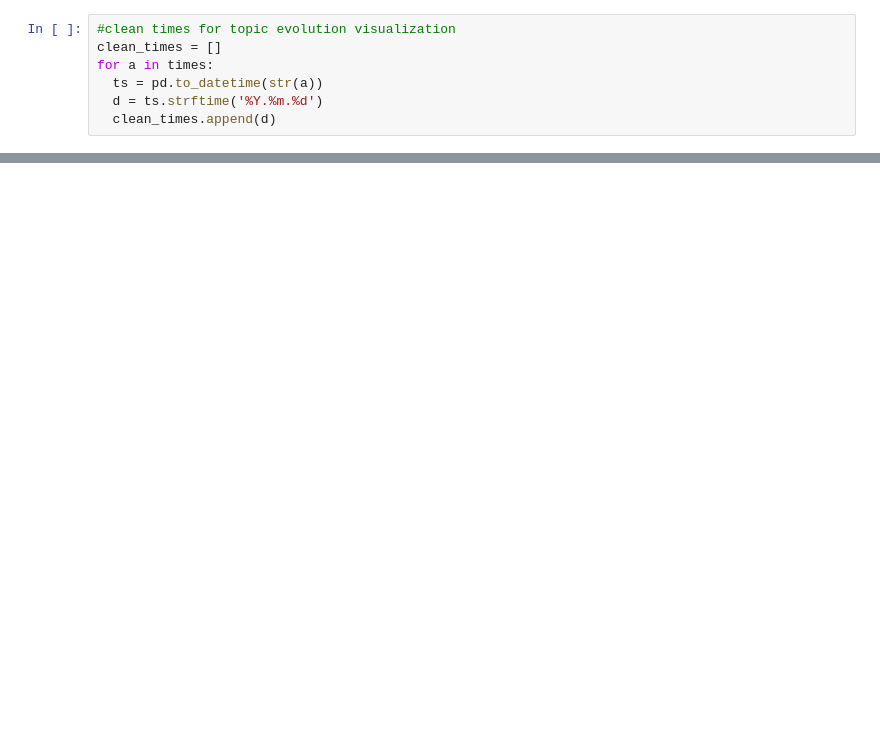
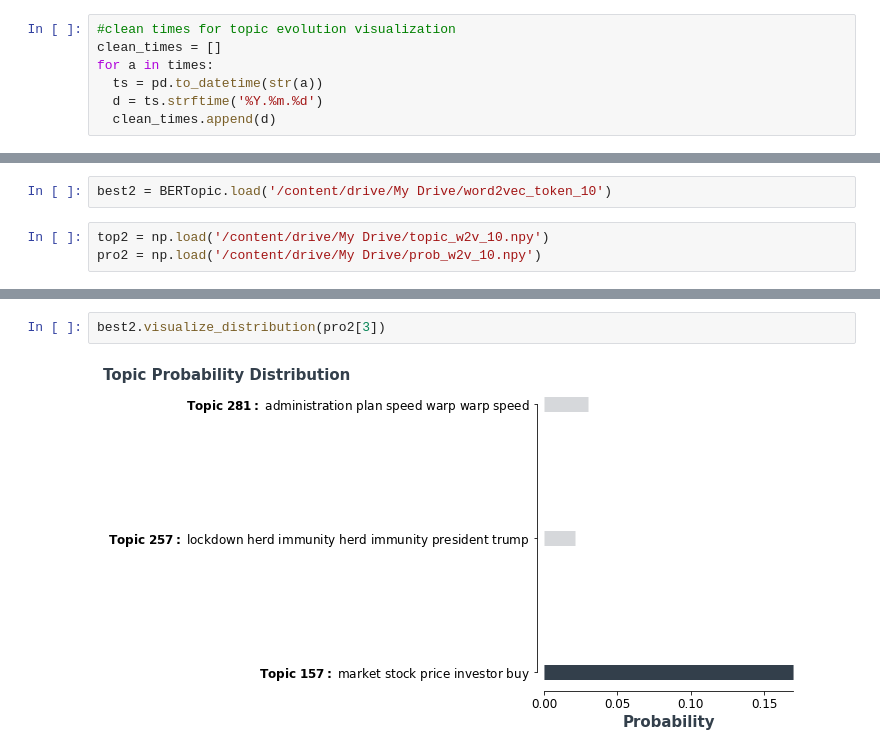
Before and after one commit to zain711/dcipher, a Jupyter notebook: vaccines.ipynb, the cells around one changed output, grey strips where cells are left out. Drawn from its saved outputs; the diff is of its cells as text; blank space fills up the shorter version.

```diff
--- a/vaccines.ipynb
+++ b/vaccines.ipynb
@@ -200,0 +216,5 @@ my_model = BERTopic.load("my_model")
+# %%
+best2 = BERTopic.load('/content/drive/My Drive/word2vec_token_10')
+# %%
+top2 = np.load('/content/drive/My Drive/topic_w2v_10.npy')
+pro2 = np.load('/content/drive/My Drive/prob_w2v_10.npy')
@@ -200,0 +228,4 @@ my_model = BERTopic.load("my_model")
+# %%
+best2.visualize_distribution(pro2[3])
+# %% [output]
+[figure, added]
```
Also changed, not shown: parts of 85 cells of this notebook.
